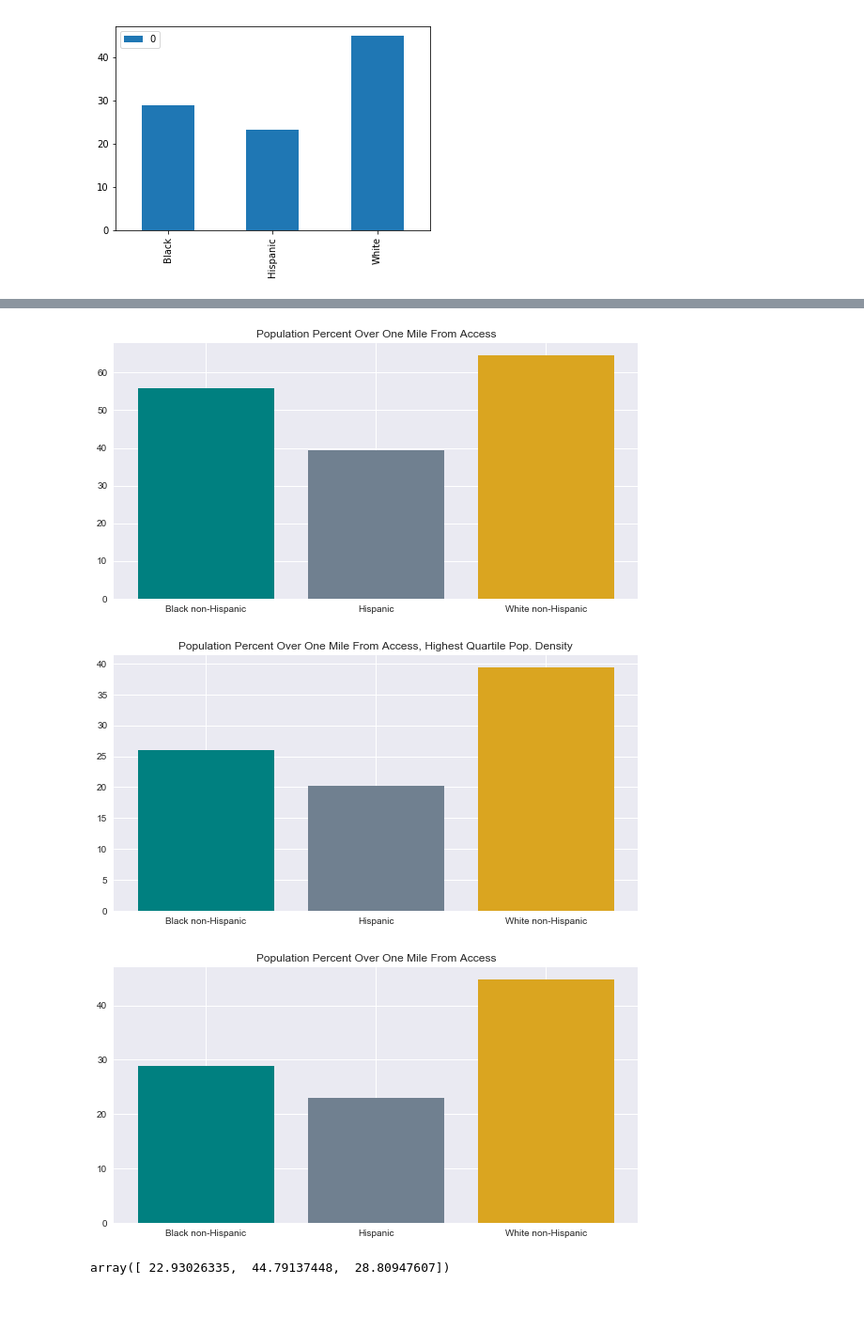
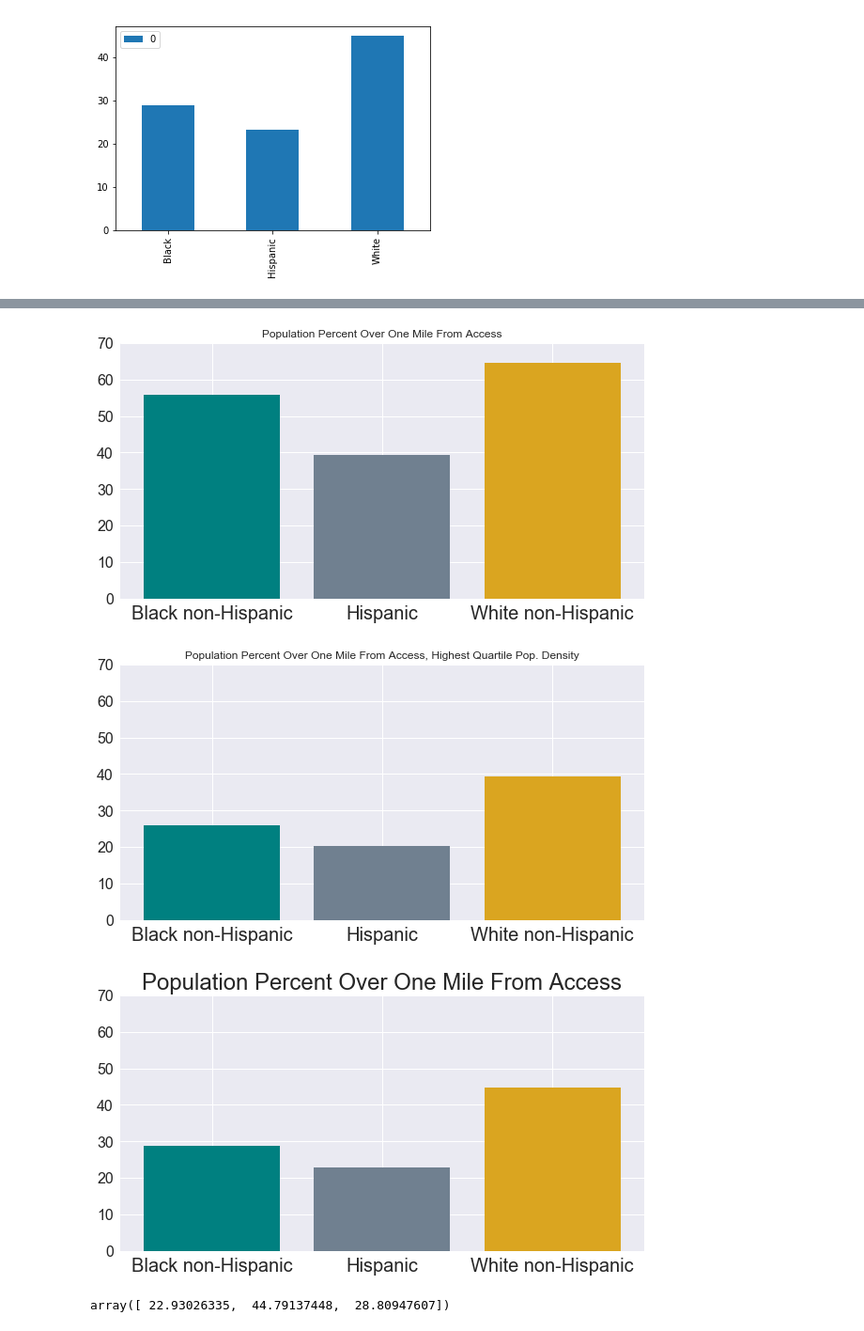
Before and after one commit to FoolsArcana/ready_project_one, a Jupyter notebook: Food Atlas Processor.ipynb, the cells around one changed output, grey strips where cells are left out. Shown at 94% size. Drawn from its saved outputs; the diff is of its cells as text; code cells hidden in the pictures; blank space fills up the shorter version.

Commit message:
Round of cosmetics + an additional chart

```diff
--- a/Food Atlas Processor.ipynb
+++ b/Food Atlas Processor.ipynb
@@ -360,26 +366,35 @@ plotter.show()
 # %%
 plotter.bar(['Hispanic','White non-Hispanic','Black non-Hispanic'],racialQuartilePercents(3).values.tolist(),color=['slategray','goldenrod','teal'])
 plotter.title('Population Percent Over One Mile From Access')
+plotter.ylim(0,70)
+plotter.yticks(fontSize=16)
+plotter.xticks(fontSize=20)
 #ax.set_xticklabels(['Hispanic','White non-Hispanic','Black non-Hispanic'],rotation='horizontal')#'Hispanic_Ratio','White_Ratio','African_American_Ratio'
 plotter.show()
 # %% [output]
-[figure, old version]
+[figure, new version]
 # %%
 plotter.bar(['Hispanic','White non-Hispanic','Black non-Hispanic'],racialQuartilePercents(4).values.tolist(),color=['slategray','goldenrod','teal'])
 plotter.title('Population Percent Over One Mile From Access, Highest Quartile Pop. Density')
+plotter.ylim(0,70)
+plotter.yticks(fontSize=16)
+plotter.xticks(fontSize=20)
 #ax.set_xticklabels(['Hispanic','White non-Hispanic','Black non-Hispanic'],rotation='horizontal')#'Hispanic_Ratio','White_Ratio','African_American_Ratio'
 plotter.show()
 # %% [output]
-[figure, old version]
+[figure, new version]
 # %%
 #fig,ax = plotter.subplots()
 #racialQuartilePercents(5).plot(kind='bar', title='Population Percent Over One Mile From Access')
 plotter.bar(['Hispanic','White non-Hispanic','Black non-Hispanic'],racialQuartilePercents(5).values.tolist(),color=['slategray','goldenrod','teal'])
-plotter.title('Population Percent Over One Mile From Access')
+plotter.title('Population Percent Over One Mile From Access',fontSize=24)
+plotter.ylim(0,70)
+plotter.yticks(fontSize=16)
+plotter.xticks(fontSize=20)
 #ax.set_xticklabels(['Hispanic','White non-Hispanic','Black non-Hispanic'],rotation='horizontal')#'Hispanic_Ratio','White_Ratio','African_American_Ratio'
 plotter.show()
 # %% [output]
-[figure, old version]
+[figure, new version]
 # %%
 np.transpose(racialQuartilePercents(5).values.tolist())
 # %% [output]
```
Also changed, not shown: parts of 6 cells of this notebook.
